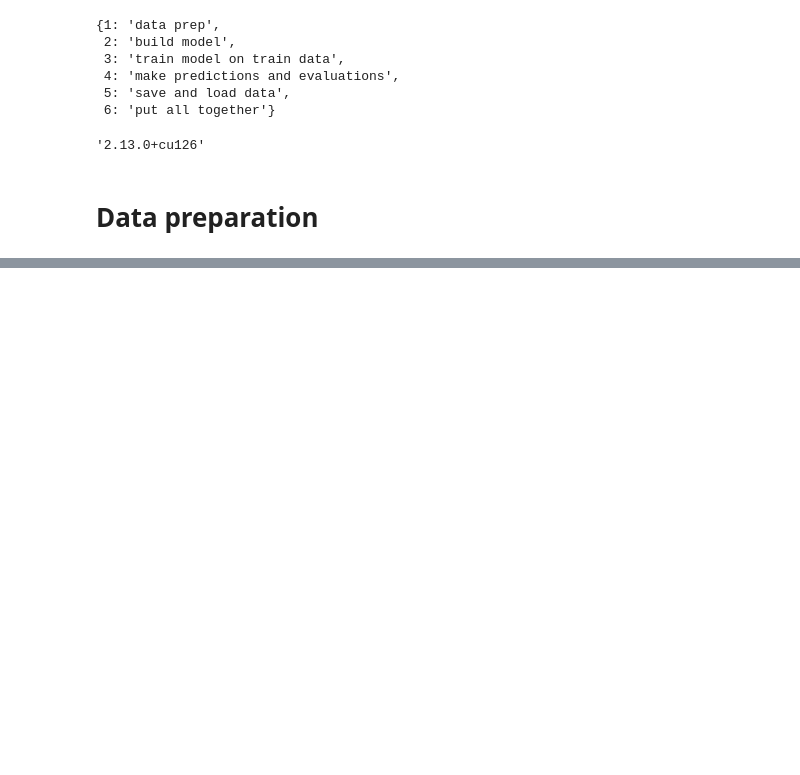
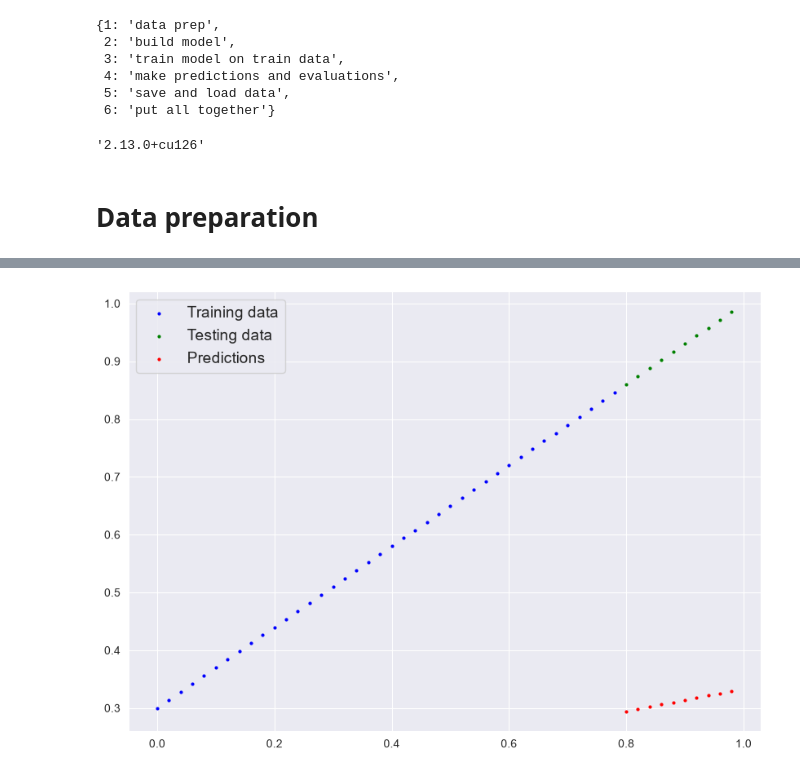
Before and after one commit to alisher12313/MachineLearningJourney, a Jupyter notebook: andrewng_deep-learning/pytorch-directory/torch-workflow.ipynb, the cells around one changed output, grey strips where cells are left out. Drawn from its saved outputs; the diff is of its cells as text; code cells hidden in the pictures; blank space fills up the shorter version.

```diff
--- a/andrewng_deep-learning/pytorch-directory/torch-workflow.ipynb
+++ b/andrewng_deep-learning/pytorch-directory/torch-workflow.ipynb
@@ -48,10 +48,10 @@ train_split = int(0.8 * len(X))
 X_train, y_train = X[:train_split], y[:train_split]
 X_test, y_test = X[train_split:], y[train_split:]
 # %%
-def plot_predictions(train_data=X_train,
-                      train_labels=y_train,
-                      test_data=X_test,
-                      test_labels=y_test,
+def plot_predictions(train_data=X_train.to('cpu'),
+                      train_labels=y_train.to('cpu'),
+                      test_data=X_test.to('cpu'),
+                      test_labels=y_test.to('cpu'),
                       predictions=None):
     """
     Plots training data, test data and compares predictions.
@@ -82,0 +91,5 @@ class LinearRegression(nn.Module):
+# %%
+torch.manual_seed(42)
+
+model_0 = LinearRegression()
+list(model_0.parameters())
@@ -82,0 +108,5 @@ class LinearRegression(nn.Module):
+# %%
+with torch.inference_mode():
+    y_pred = model_0(X_test)
+
+y_pred
@@ -82,0 +124,4 @@ class LinearRegression(nn.Module):
+# %%
+plot_predictions(predictions=y_pred.to('cpu'))
+# %% [output]
+[figure, added]
```
Also changed, not shown: parts of 15 cells of this notebook, 1 other file.
